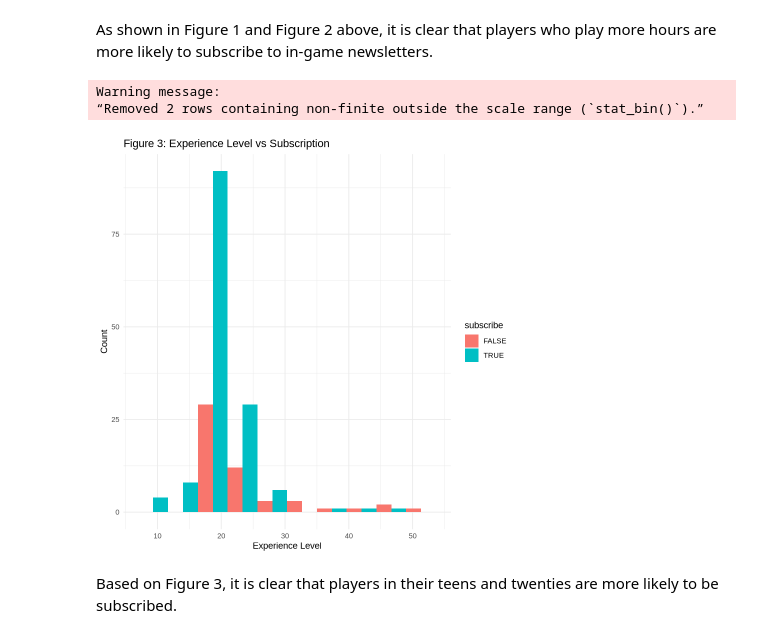
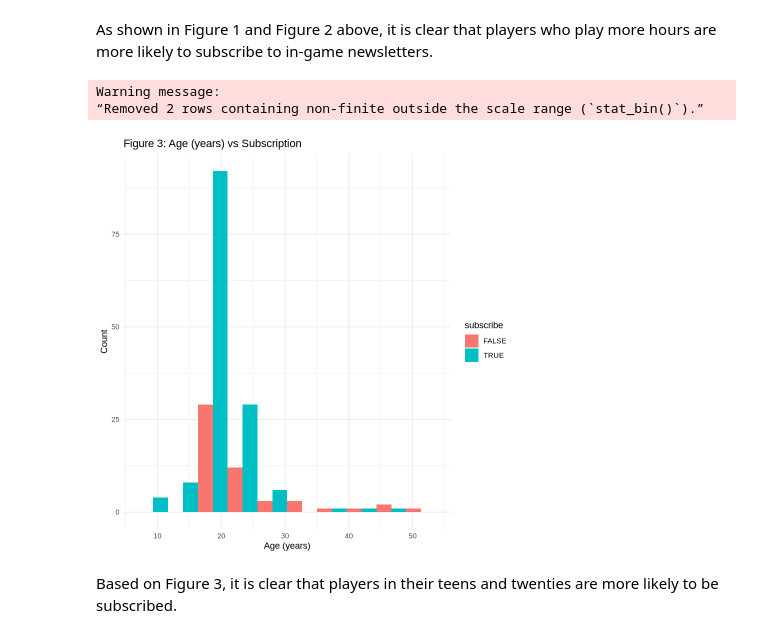
Before and after one commit to Gmangill/dsci-100-project---Gurman, a Jupyter notebook: dsci project.ipynb, the cells around one changed output. Drawn from its saved outputs; the diff is of its cells as text; code cells hidden in the pictures.

```diff
--- a/dsci project.ipynb
+++ b/dsci project.ipynb
@@ -140,14 +140,14 @@ As shown in Figure 1 and Figure 2 above, it is clear that players who play more
 # %%
 # Visualize the relationship between hours played and age
 
 players_age_plot <- ggplot(players, aes(x = Age, fill = subscribe)) +
   geom_histogram(bins = 10, position = "dodge") +
-  labs(title = "Figure 3: Experience Level vs Subscription", x = "Experience Level", y = "Count")
+  labs(title = "Figure 3: Age (years) vs Subscription", x = "Age (years)", y = "Count")
 players_age_plot
 # %% [output]
 Warning message:
 “Removed 2 rows containing non-finite outside the scale range (`stat_bin()`).”
-[figure, old version]
+[figure, new version]
 # %% [markdown]
 Based on Figure 3, it is clear that players in their teens and twenties are more likely to be subscribed.
 # %% [markdown]
```
Also changed, not shown: parts of 3 cells of this notebook.
